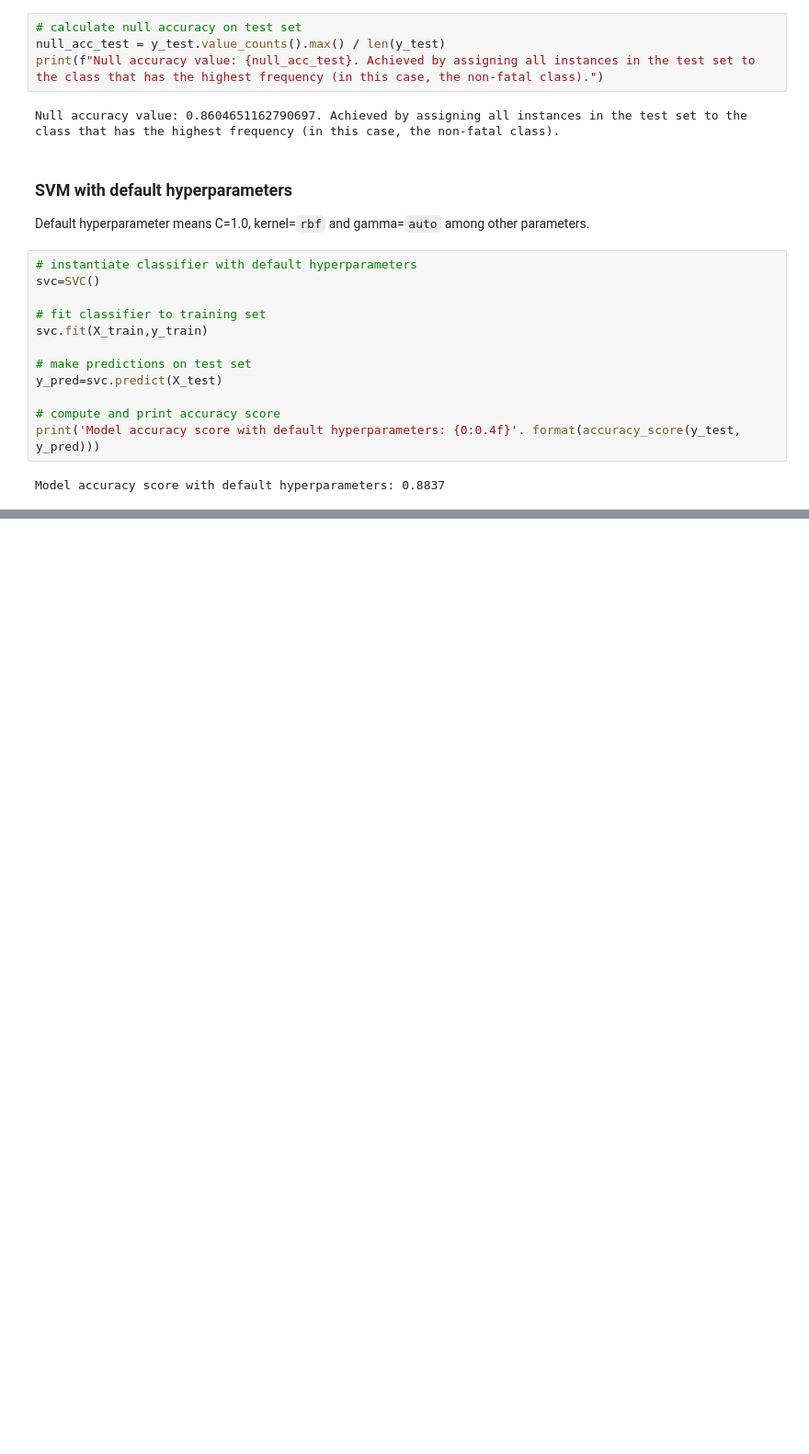
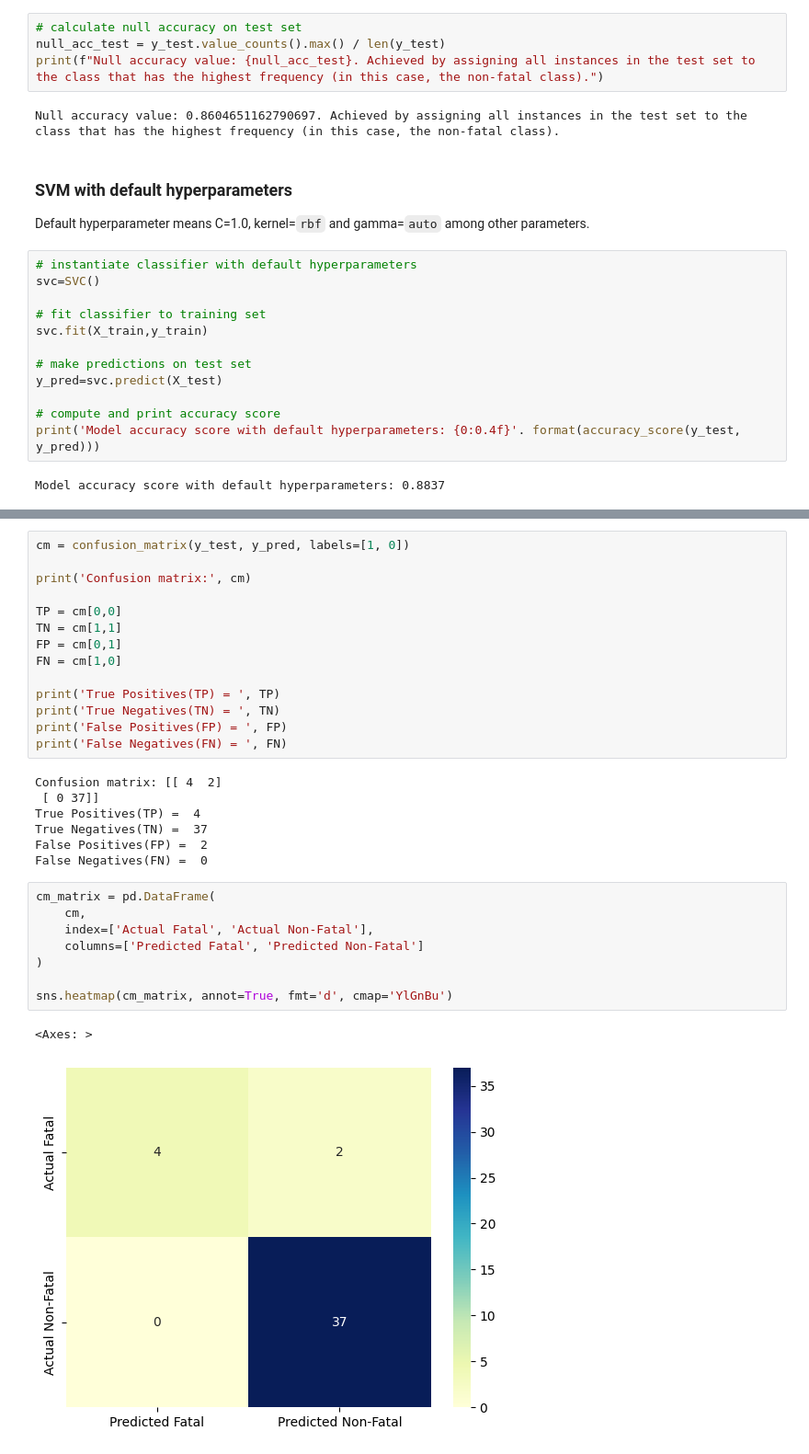
Before and after one commit to michael-vella/ics5110-assignment, a Jupyter notebook: notebooks/individual/michael_vella/svm_implementation.ipynb, the cells around one changed output, grey strips where cells are left out. Shown at 92% size. Drawn from its saved outputs; the diff is of its cells as text; blank space fills up the shorter version.

```diff
--- a/notebooks/individual/michael_vella/svm_implementation.ipynb
+++ b/notebooks/individual/michael_vella/svm_implementation.ipynb
@@ -1253,0 +1299,32 @@ to-do
+# %%
+cm = confusion_matrix(y_test, y_pred, labels=[1, 0])
+
+print('Confusion matrix:', cm)
+
+TP = cm[0,0]
+TN = cm[1,1]
+FP = cm[0,1]
+FN = cm[1,0]
+
+print('True Positives(TP) = ', TP)
+print('True Negatives(TN) = ', TN)
+print('False Positives(FP) = ', FP)
+print('False Negatives(FN) = ', FN)
+# %% [output]
+Confusion matrix: [[ 4  2]
+ [ 0 37]]
+True Positives(TP) =  4
+True Negatives(TN) =  37
+False Positives(FP) =  2
+False Negatives(FN) =  0
+# %%
+cm_matrix = pd.DataFrame(
+    cm,
+    index=['Actual Fatal', 'Actual Non-Fatal'],
+    columns=['Predicted Fatal', 'Predicted Non-Fatal']
+)
+
+sns.heatmap(cm_matrix, annot=True, fmt='d', cmap='YlGnBu')
+# %% [output]
+<Axes: >
+[figure, added]
```
Also changed, not shown: parts of 12 cells of this notebook.
